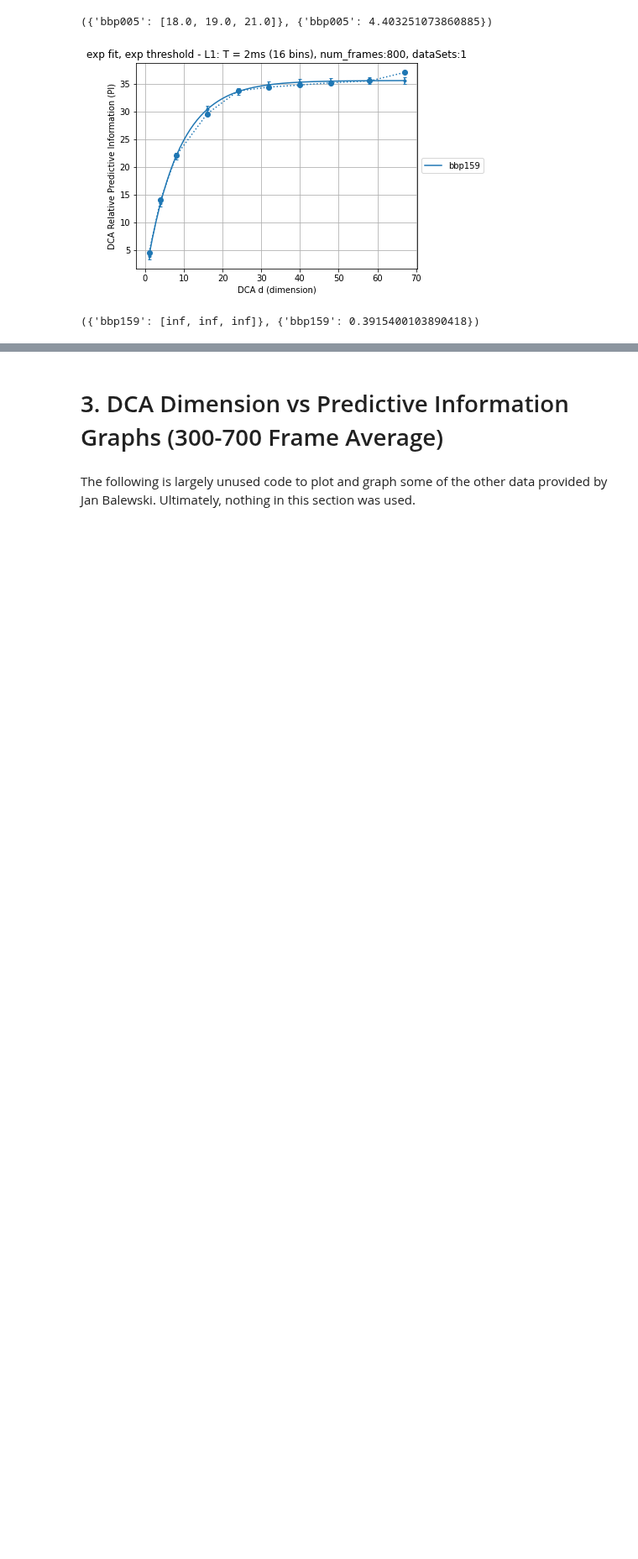
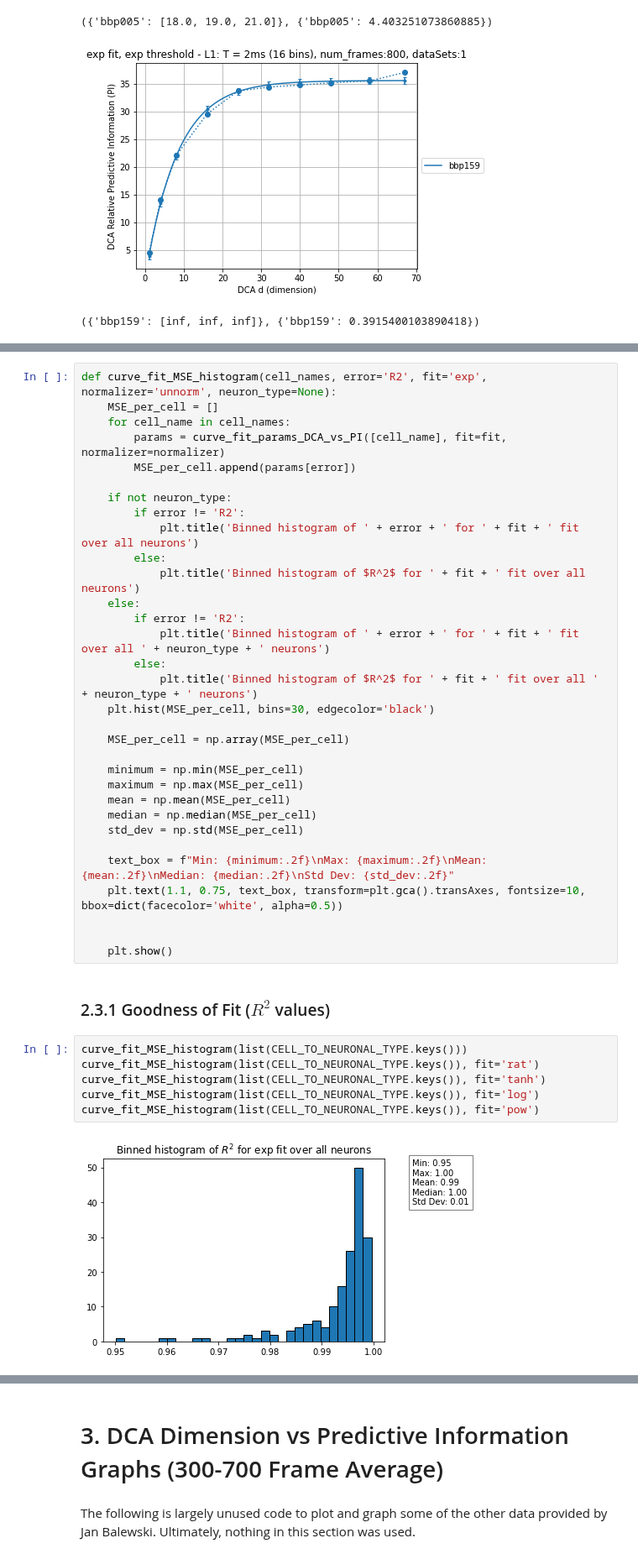
Before and after one commit to sushanthkumar2004/single-neuron-complexity, a Jupyter notebook: DCA_Graphs_and_Analysis.ipynb, the cells around one changed output, grey strips where cells are left out. Shown at 84% size. Saved outputs shown, nothing was run; the diff lists cells and outputs as text; blank space fills up the shorter version.

```diff
--- a/DCA_Graphs_and_Analysis.ipynb
+++ b/DCA_Graphs_and_Analysis.ipynb
@@ -737,0 +727,42 @@ print(curve_fit_parameterized_plot_DCA_vs_PI(['bbp159'], 'L1', fit='exp', normal
+# %%
+def curve_fit_MSE_histogram(cell_names, error='R2', fit='exp', normalizer='unnorm', neuron_type=None):
+    MSE_per_cell = []
+    for cell_name in cell_names:
+        params = curve_fit_params_DCA_vs_PI([cell_name], fit=fit, normalizer=normalizer)
+        MSE_per_cell.append(params[error])
+
+    if not neuron_type:
+        if error != 'R2':
+            plt.title('Binned histogram of ' + error + ' for ' + fit + ' fit over all neurons')
+        else:
+            plt.title('Binned histogram of $R^2$ for ' + fit + ' fit over all neurons')
+    else:
+        if error != 'R2':
+            plt.title('Binned histogram of ' + error + ' for ' + fit + ' fit over all ' + neuron_type + ' neurons')
+        else:
+            plt.title('Binned histogram of $R^2$ for ' + fit + ' fit over all ' + neuron_type + ' neurons')
+    plt.hist(MSE_per_cell, bins=30, edgecolor='black')
+
+    MSE_per_cell = np.array(MSE_per_cell)
+
+    minimum = np.min(MSE_per_cell)
+    maximum = np.max(MSE_per_cell)
+    mean = np.mean(MSE_per_cell)
+    median = np.median(MSE_per_cell)
+    std_dev = np.std(MSE_per_cell)
+
+    text_box = f"Min: {minimum:.2f}\nMax: {maximum:.2f}\nMean: {mean:.2f}\nMedian: {median:.2f}\nStd Dev: {std_dev:.2f}"
+    plt.text(1.1, 0.75, text_box, transform=plt.gca().transAxes, fontsize=10, bbox=dict(facecolor='white', alpha=0.5))
+
+
+    plt.show()
+# %% [markdown]
+### 2.3.1 Goodness of Fit ($R^2$ values)
+# %%
+curve_fit_MSE_histogram(list(CELL_TO_NEURONAL_TYPE.keys()))
+curve_fit_MSE_histogram(list(CELL_TO_NEURONAL_TYPE.keys()), fit='rat')
+curve_fit_MSE_histogram(list(CELL_TO_NEURONAL_TYPE.keys()), fit='tanh')
+curve_fit_MSE_histogram(list(CELL_TO_NEURONAL_TYPE.keys()), fit='log')
+curve_fit_MSE_histogram(list(CELL_TO_NEURONAL_TYPE.keys()), fit='pow')
+# %% [output]
+[figure, added]
```
Also changed, not shown: parts of 12 cells of this notebook, 9 other files.
